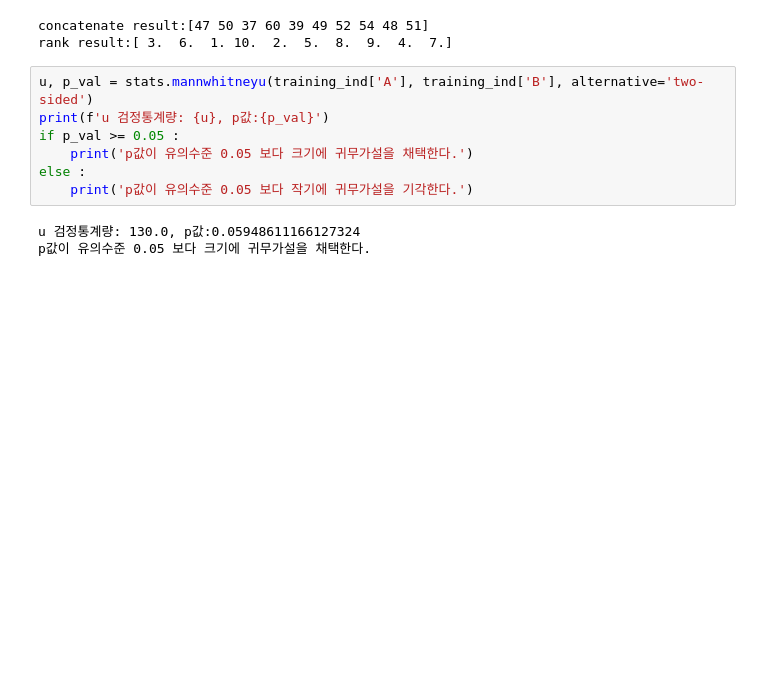
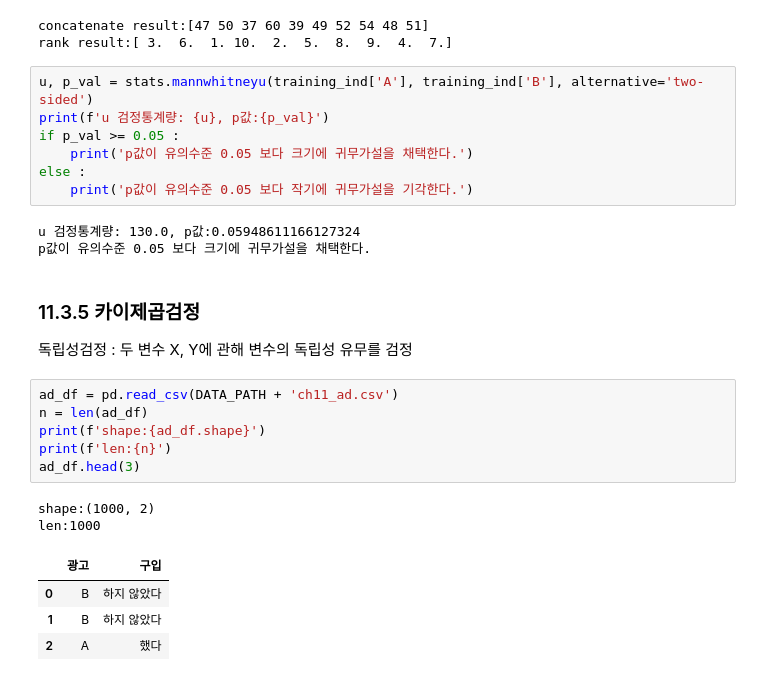
Before and after one commit to johyunkang/python_stat, a Jupyter notebook: chapter11_1.ipynb, the cells around one changed output. Saved outputs shown, nothing was run; the diff lists cells and outputs as text; blank space fills up the shorter version.

```diff
--- a/chapter11_1.ipynb
+++ b/chapter11_1.ipynb
@@ -203,3 +203,20 @@ else :
 # %% [output]
 u 검정통계량: 130.0, p값:0.05948611166127324
 p값이 유의수준 0.05 보다 크기에 귀무가설을 채택한다.
+# %% [markdown]
+### 11.3.5 카이제곱검정
+
+독립성검정 : 두 변수 X, Y에 관해 변수의 독립성 유무를 검정
+# %%
+ad_df = pd.read_csv(DATA_PATH + 'ch11_ad.csv')
+n = len(ad_df)
+print(f'shape:{ad_df.shape}')
+print(f'len:{n}')
+ad_df.head(3)
+# %% [output]
+shape:(1000, 2)
+len:1000
+|  | 광고 | 구입 |
+| 0 | B | 하지 않았다 |
+| 1 | B | 하지 않았다 |
+| 2 | A | 했다 |
```
Also changed, not shown: parts of 2 cells of this notebook.
